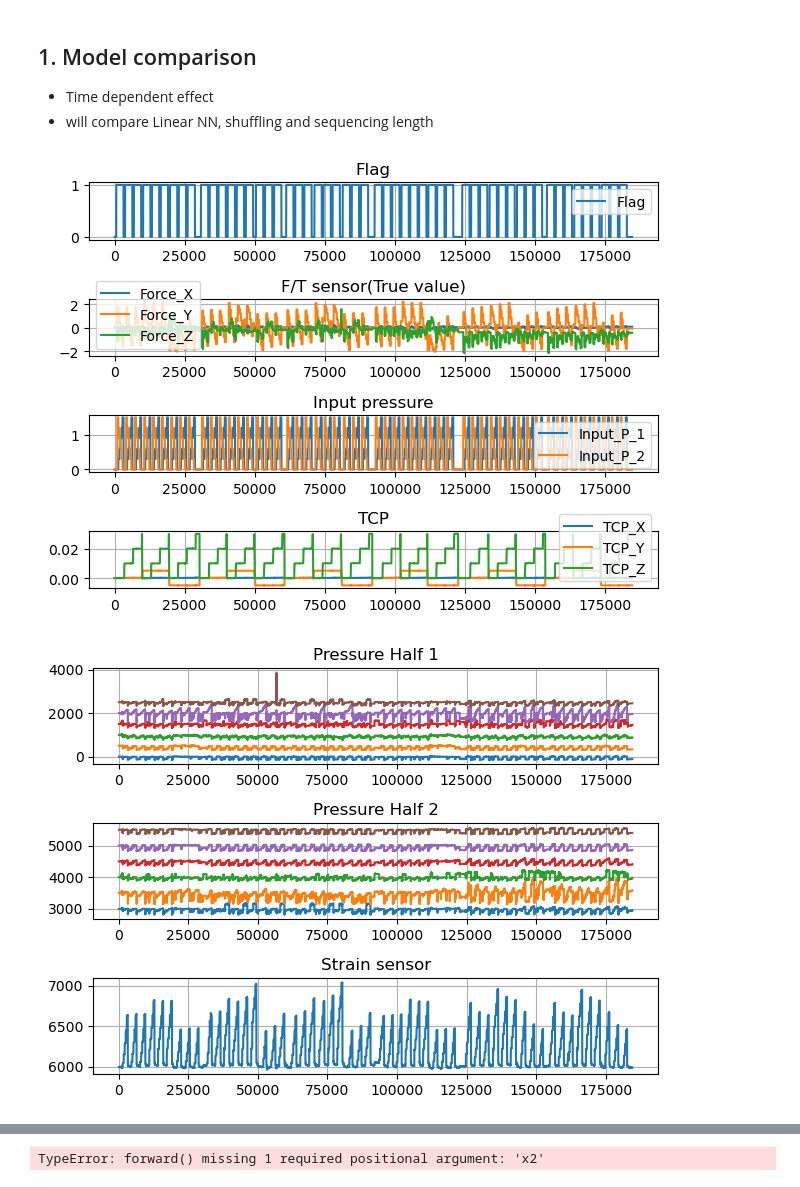
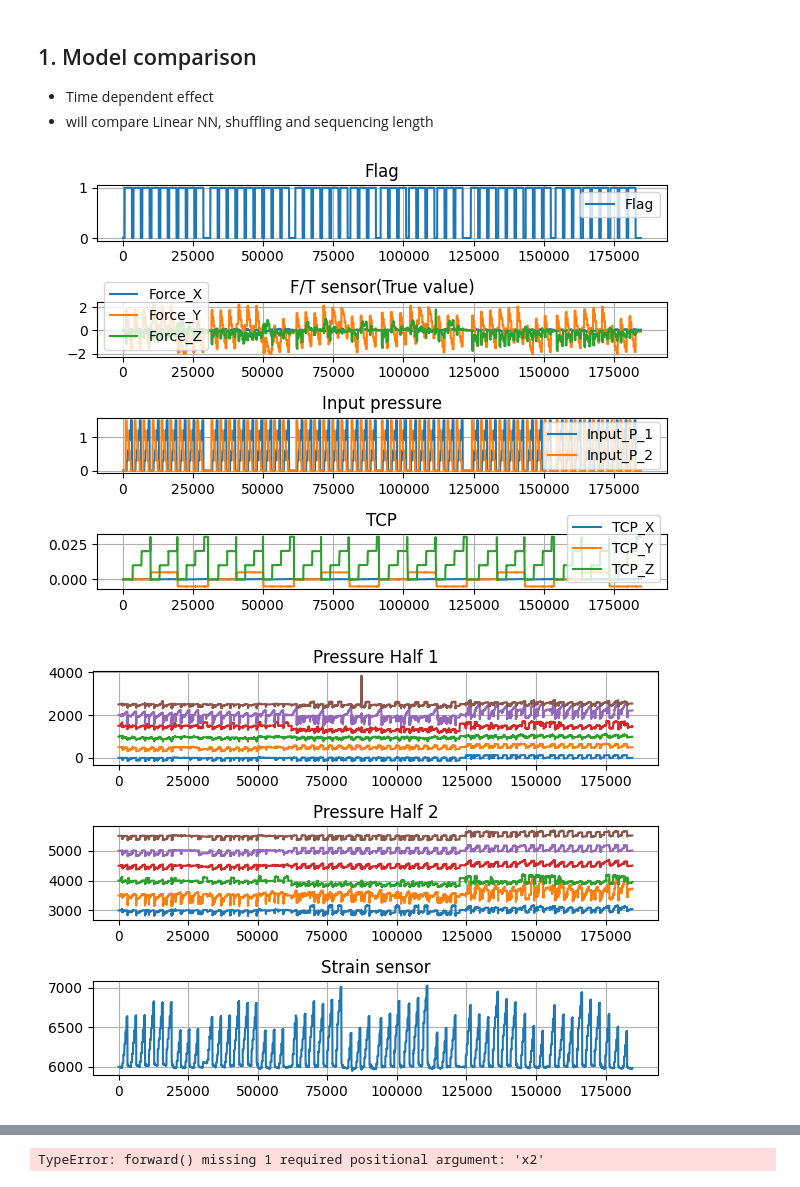
Before and after one commit to hunissweet/External_force, a Jupyter notebook: Nov_20_Model_compariso.ipynb, the cells around one changed output, grey strips where cells are left out. Saved outputs shown, nothing was run; the diff lists cells and outputs as text; code cells hidden in the pictures.

```diff
--- a/Nov_20_Model_compariso.ipynb
+++ b/Nov_20_Model_compariso.ipynb
@@ -811,5 +840,5 @@ ddd=pd.concat([obj_sqr, obj_ccv,obj_big], ignore_index=True)
 # %%
-rawdataplot(Total_dataset)
+rawdataplot(ddd)
 # %% [output]
-[figure, old version]
+[figure, new version]
-[figure, old version]
+[figure, new version]
```
Also changed, not shown: parts of 26 cells of this notebook, 18 other files.
